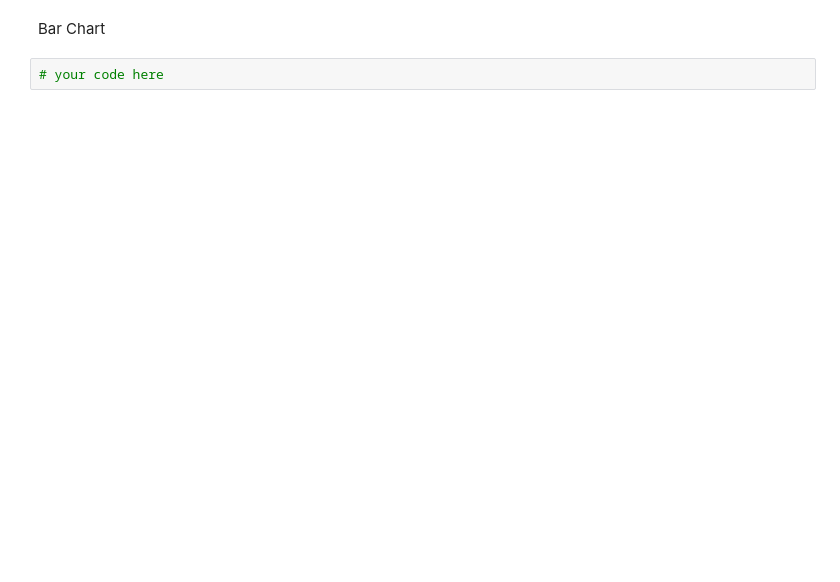
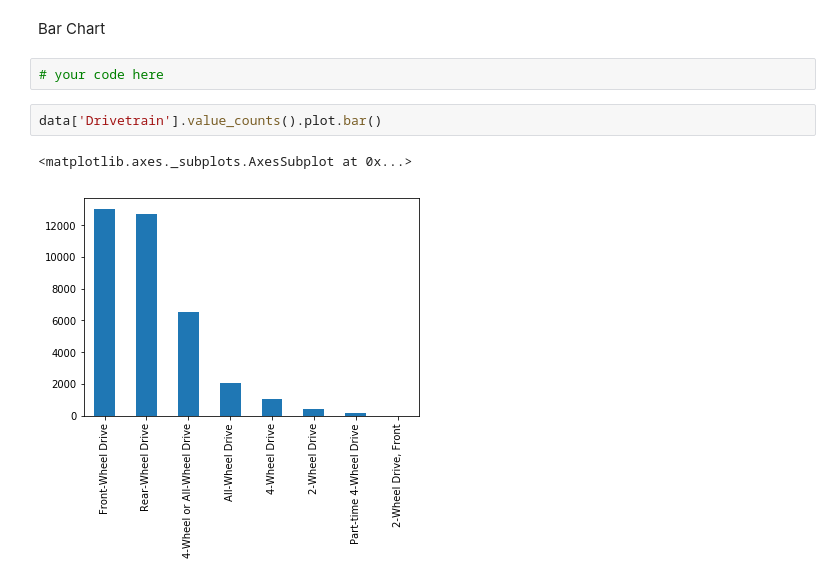
Before and after one commit to stressisboucard/ironhack-datalabs-dataparis0619-pt, a Jupyter notebook: module-2/lab-matplotlib-seaborn/your-code/challenge-1.ipynb, the cells around one changed output. Drawn from its saved outputs; the diff is of its cells as text; blank space fills up the shorter version.

```diff
--- a/module-2/lab-matplotlib-seaborn/your-code/challenge-1.ipynb
+++ b/module-2/lab-matplotlib-seaborn/your-code/challenge-1.ipynb
@@ -120,3 +155,8 @@ Histogram
 Bar Chart
 # %%
 # your code here
+# %%
+data['Drivetrain'].value_counts().plot.bar()
+# %% [output]
+<matplotlib.axes._subplots.AxesSubplot at 0x...>
+[figure, added]
```
Also changed, not shown: parts of 3 cells of this notebook, 1 other file.
